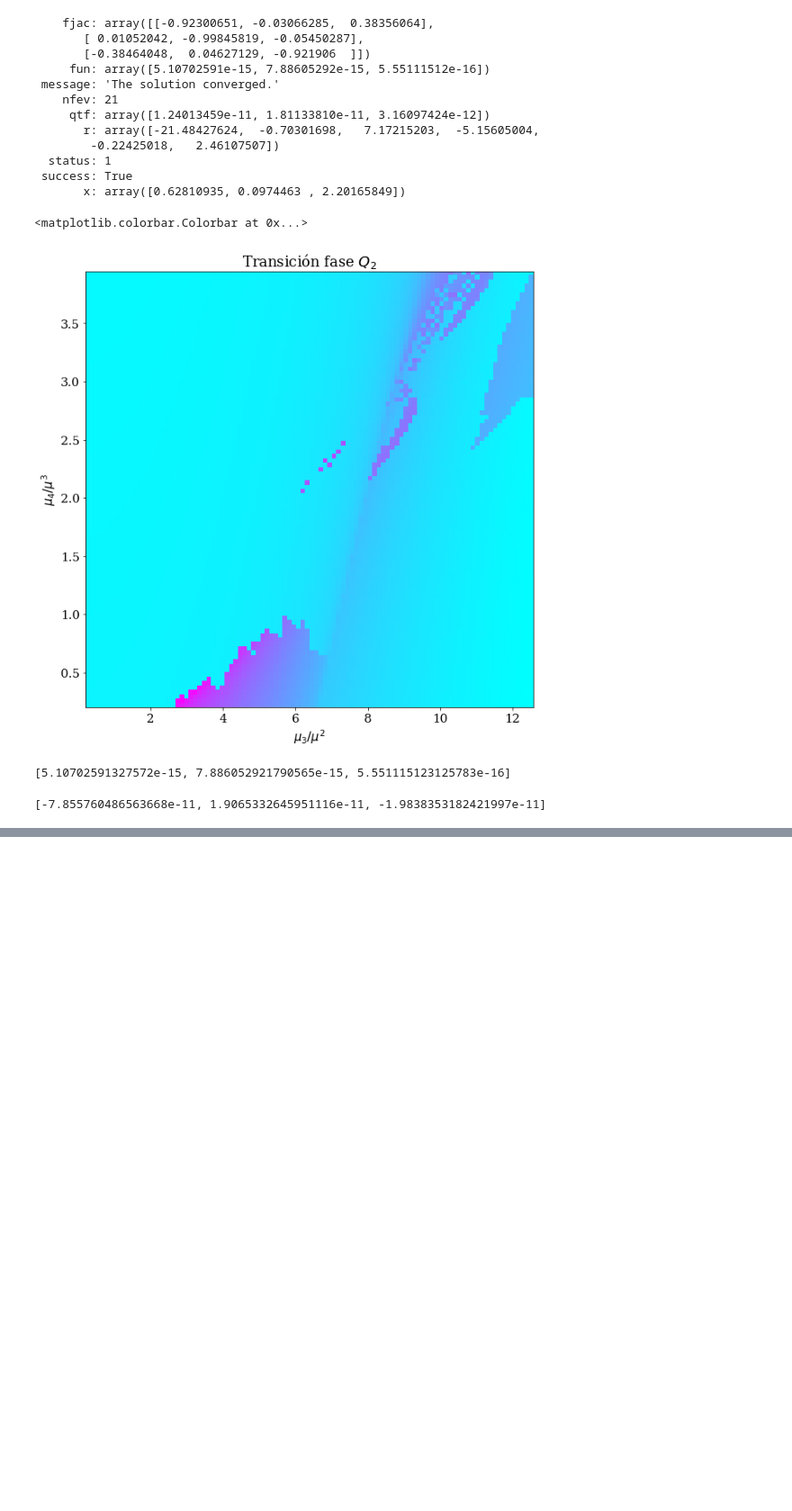
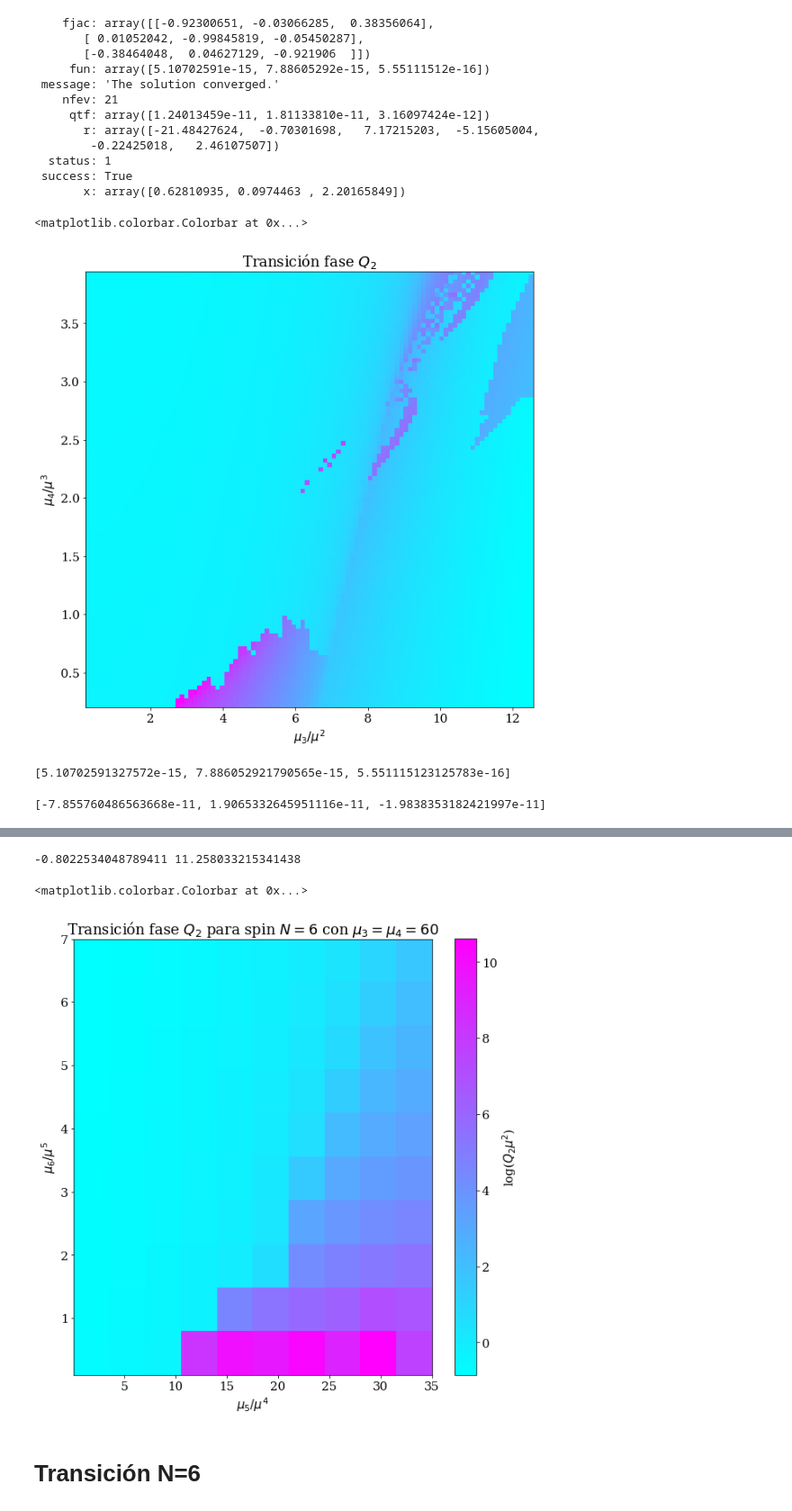
Before and after one commit to Wenupi/codes, a Jupyter notebook: minimize.ipynb, the cells around one changed output, grey strips where cells are left out. Shown: that part at 90% size. Drawn from its saved outputs; the diff is of its cells as text; code cells hidden in the pictures; blank space fills up the shorter version.

```diff
--- a/minimize.ipynb
+++ b/minimize.ipynb
@@ -690,0 +707,17 @@ eq123([5.02484385151935, 0.01657050307220192, 20.049535575611994], *mus)
+# %%
+from scipy.optimize import rosen, shgo
+
+def Gamma_N6(x,*mus3456):
+    lamb1 = x[0]
+    lamb2 = x[1]
+    lamb3 = x[2]
+    lamb4 = x[3]
+    lamb5 = x[4]
+
+    mu3 = mus3456[0]
+    mu4 = mus3456[1]
+
+    mu5 = mus3456[2]
+    mu6 = mus3456[3]
+
+    return (-27*lamb1)/2. - lamb2 - lamb3 - lamb4 - lamb5 + (5*(105 + 81*lamb1**2 + 4*(lamb2**2 + lamb2*lamb3 + lamb3**2 + lamb4**2 + lamb4*lamb5 + lamb5**2)))/12. + ((-2*lamb2**3 - 3*lamb2**2*lamb3 + 3*lamb2*lamb3**2 + 2*lamb3**3 - 2*lamb4**3 - 3*lamb4**2*lamb5 + 3*lamb4*lamb5**2 + 2*lamb5**3 + 27*lamb1*(lamb2**2 + lamb2*lamb3 + lamb3**2 - lamb4**2 - lamb4*lamb5 - lamb5**2))*mu3)/27. + (-22.09375 + (((9*lamb1)/2. + lamb2 - lamb3)**4 + ((-9*lamb1)/2. + 2*lamb2 + lamb3)**4 + ((9*lamb1)/2. + lamb2 + 2*lamb3)**4 + ((9*lamb1)/2. - lamb4 + lamb5)**4 + ((-9*lamb1)/2. + lamb4 + 2*lamb5)**4 + (9*lamb1 + 4*lamb4 + 2*lamb5)**4/16.)/324.)*mu4 + ((((9*lamb1)/2. - 2*lamb2 - lamb3)**5 + ((9*lamb1)/2. + lamb2 - lamb3)**5 + ((9*lamb1)/2. + lamb2 + 2*lamb3)**5 + ((-9*lamb1)/2. + lamb4 - lamb5)**5 - ((9*lamb1)/2. + 2*lamb4 + lamb5)**5 + ((-9*lamb1)/2. + lamb4 + 2*lamb5)**5)*mu5)/1215. + (85.18229166666667 + (((9*lamb1)/2. + lamb2 - lamb3)**6 + ((-9*lamb1)/2. + 2*lamb2 + lamb3)**6 + ((9*lamb1)/2. + lamb2 + 2*lamb3)**6 + ((9*lamb1)/2. - lamb4 + lamb5)**6 + ((-9*lamb1)/2. + lamb4 + 2*lamb5)**6 + (9*lamb1 + 4*lamb4 + 2*lamb5)**6/64.)/4374.)*mu6
@@ -690,0 +844,16 @@ eq123([5.02484385151935, 0.01657050307220192, 20.049535575611994], *mus)
+# %%
+cons = ({'type':'ineq', 'fun': g1_N6},
+        {'type':'ineq', 'fun': g2_N6},
+        {'type':'ineq', 'fun': g3_N6},
+        {'type':'ineq', 'fun': g4_N6},
+        {'type':'ineq', 'fun': g5_N6},
+        {'type':'ineq', 'fun': g6_N6},
+        {'type':'ineq', 'fun': g7_N6},
+        {'type':'ineq', 'fun': g8_N6},
+        {'type':'ineq', 'fun': g9_N6},
+        {'type':'ineq', 'fun': g10_N6},
+        {'type':'ineq', 'fun': g11_N6},
+        {'type':'ineq', 'fun': g12_N6},
+        {'type':'ineq', 'fun': g13_N6},
+        {'type':'ineq', 'fun': g14_N6},
+        {'type':'ineq', 'fun': g15_N6})
@@ -690,0 +955,16 @@ eq123([5.02484385151935, 0.01657050307220192, 20.049535575611994], *mus)
+# %%
+print(np.min(Q2_array_2),np.max(Q2_array_2))
+# %% [output]
+-0.8022534048789411 11.258033215341438
+# %%
+fig6, ax6 = plt.subplots(figsize=(10,10))
+
+c = ax6.imshow(Q2_array_3, cmap ='cool', interpolation ='nearest', origin ='upper', extent =[mu50, mu5f, mu60, mu6f],aspect='auto')
+ax6.set_title("Transición fase $Q_2$ para spin $N=6$ con $\mu_3=\mu_4=60$")
+ax6.set_xlabel("$\mu_5/\mu^4$")
+ax6.set_ylabel("$\mu_6/\mu^5$", rotation=90)
+
+fig6.colorbar(c, ax=ax6, label='log($Q_2\mu^2$)')
+# %% [output]
+<matplotlib.colorbar.Colorbar at 0x...>
+[figure, added]
@@ -690,0 +973,2 @@ eq123([5.02484385151935, 0.01657050307220192, 20.049535575611994], *mus)
+# %% [markdown]
+# Transición N=6
```
Also changed, not shown: parts of 19 cells of this notebook, 7 other files.
